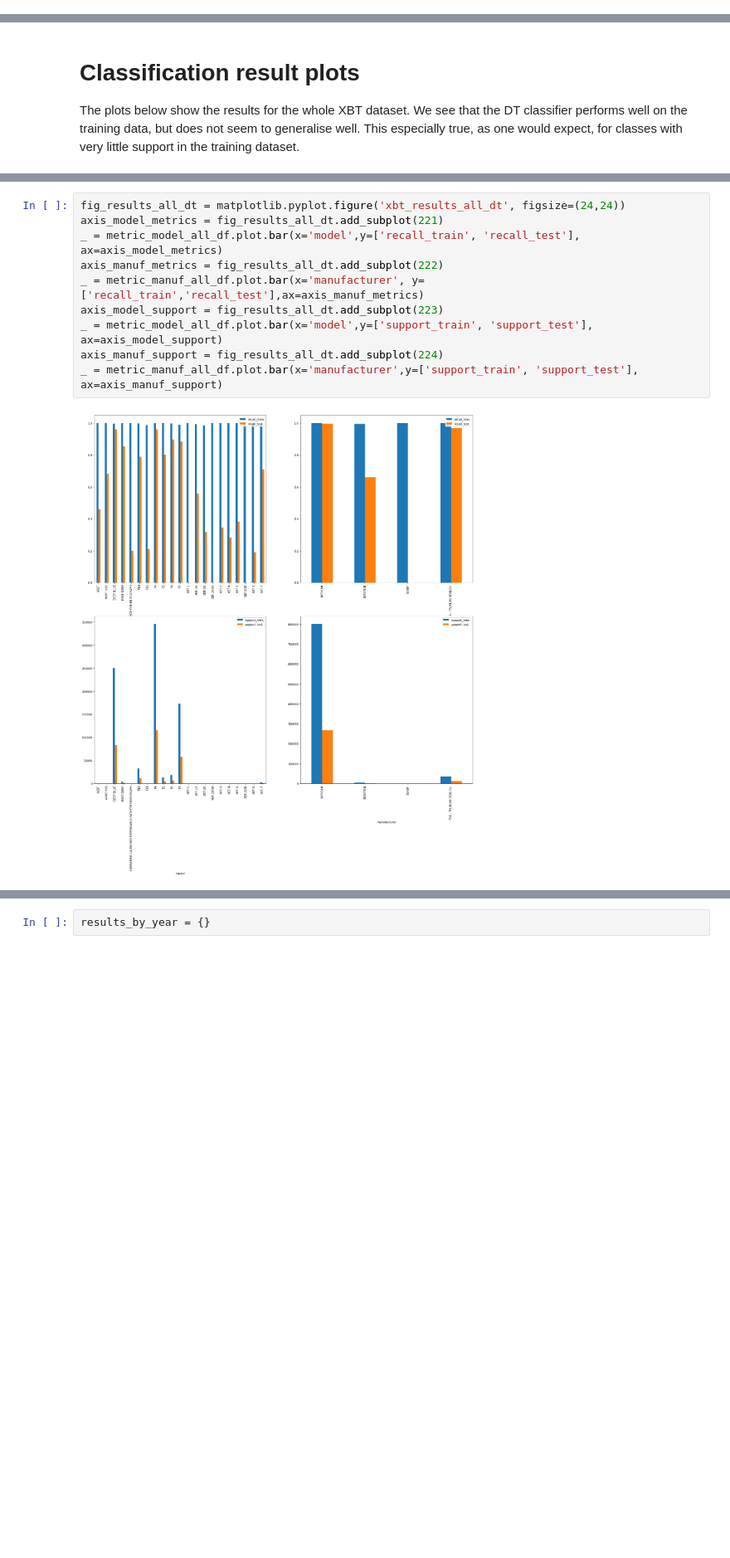
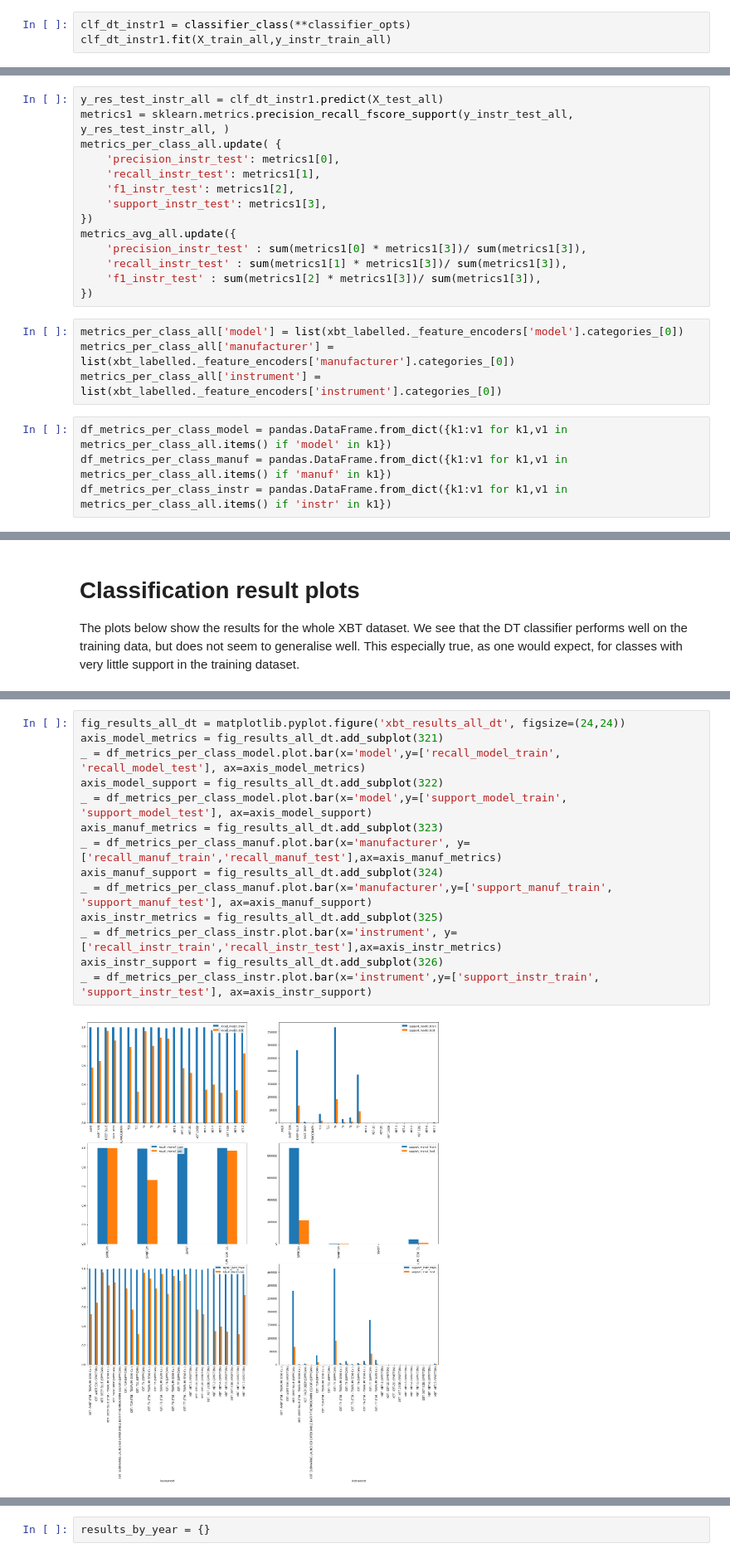
Before and after one commit to MetOffice/XBTs_classification, a Jupyter notebook: classification/imeta_ml_tree.ipynb, the cells around one changed output, grey strips where cells are left out. Shown at 83% size. Saved outputs shown, nothing was run; the diff lists cells and outputs as text; blank space fills up the shorter version.

```diff
--- a/classification/imeta_ml_tree.ipynb
+++ b/classification/imeta_ml_tree.ipynb
@@ -138,0 +180,3 @@ metric_manuf_all_df = pandas.DataFrame.from_dict({
+# %%
+clf_dt_instr1 = classifier_class(**classifier_opts)
+clf_dt_instr1.fit(X_train_all,y_instr_train_all)
@@ -138,0 +204,22 @@ metric_manuf_all_df = pandas.DataFrame.from_dict({
+# %%
+y_res_test_instr_all = clf_dt_instr1.predict(X_test_all)
+metrics1 = sklearn.metrics.precision_recall_fscore_support(y_instr_test_all, y_res_test_instr_all, )
+metrics_per_class_all.update( {
+    'precision_instr_test': metrics1[0],
+    'recall_instr_test': metrics1[1],
+    'f1_instr_test': metrics1[2],
+    'support_instr_test': metrics1[3],
+})
+metrics_avg_all.update({
+    'precision_instr_test' : sum(metrics1[0] * metrics1[3])/ sum(metrics1[3]),
+    'recall_instr_test' : sum(metrics1[1] * metrics1[3])/ sum(metrics1[3]),
+    'f1_instr_test' : sum(metrics1[2] * metrics1[3])/ sum(metrics1[3]),
+})
+# %%
+metrics_per_class_all['model'] = list(xbt_labelled._feature_encoders['model'].categories_[0])
+metrics_per_class_all['manufacturer'] = list(xbt_labelled._feature_encoders['manufacturer'].categories_[0])
+metrics_per_class_all['instrument'] = list(xbt_labelled._feature_encoders['instrument'].categories_[0])
+# %%
+df_metrics_per_class_model = pandas.DataFrame.from_dict({k1:v1 for k1,v1 in metrics_per_class_all.items() if 'model' in k1})
+df_metrics_per_class_manuf = pandas.DataFrame.from_dict({k1:v1 for k1,v1 in metrics_per_class_all.items() if 'manuf' in k1})
+df_metrics_per_class_instr = pandas.DataFrame.from_dict({k1:v1 for k1,v1 in metrics_per_class_all.items() if 'instr' in k1})
@@ -143,12 +267,16 @@ The plots below show the results for the whole XBT dataset. We see that the DT c
 # %%
 fig_results_all_dt = matplotlib.pyplot.figure('xbt_results_all_dt', figsize=(24,24))
-axis_model_metrics = fig_results_all_dt.add_subplot(221)
-_ = metric_model_all_df.plot.bar(x='model',y=['recall_train', 'recall_test'], ax=axis_model_metrics)
-axis_manuf_metrics = fig_results_all_dt.add_subplot(222)
-_ = metric_manuf_all_df.plot.bar(x='manufacturer', y=['recall_train','recall_test'],ax=axis_manuf_metrics)
-axis_model_support = fig_results_all_dt.add_subplot(223)
-_ = metric_model_all_df.plot.bar(x='model',y=['support_train', 'support_test'], ax=axis_model_support)
-axis_manuf_support = fig_results_all_dt.add_subplot(224)
-_ = metric_manuf_all_df.plot.bar(x='manufacturer',y=['support_train', 'support_test'], ax=axis_manuf_support)
+axis_model_metrics = fig_results_all_dt.add_subplot(321)
+_ = df_metrics_per_class_model.plot.bar(x='model',y=['recall_model_train', 'recall_model_test'], ax=axis_model_metrics)
+axis_model_support = fig_results_all_dt.add_subplot(322)
+_ = df_metrics_per_class_model.plot.bar(x='model',y=['support_model_train', 'support_model_test'], ax=axis_model_support)
+axis_manuf_metrics = fig_results_all_dt.add_subplot(323)
+_ = df_metrics_per_class_manuf.plot.bar(x='manufacturer', y=['recall_manuf_train','recall_manuf_test'],ax=axis_manuf_metrics)
+axis_manuf_support = fig_results_all_dt.add_subplot(324)
+_ = df_metrics_per_class_manuf.plot.bar(x='manufacturer',y=['support_manuf_train', 'support_manuf_test'], ax=axis_manuf_support)
+axis_instr_metrics = fig_results_all_dt.add_subplot(325)
+_ = df_metrics_per_class_instr.plot.bar(x='instrument', y=['recall_instr_train','recall_instr_test'],ax=axis_instr_metrics)
+axis_instr_support = fig_results_all_dt.add_subplot(326)
+_ = df_metrics_per_class_instr.plot.bar(x='instrument',y=['support_instr_train', 'support_instr_test'], ax=axis_instr_support)
 # %% [output]
-[figure, old version]
+[figure, new version]
```
Also changed, not shown: parts of 39 cells of this notebook, 1 other file.
